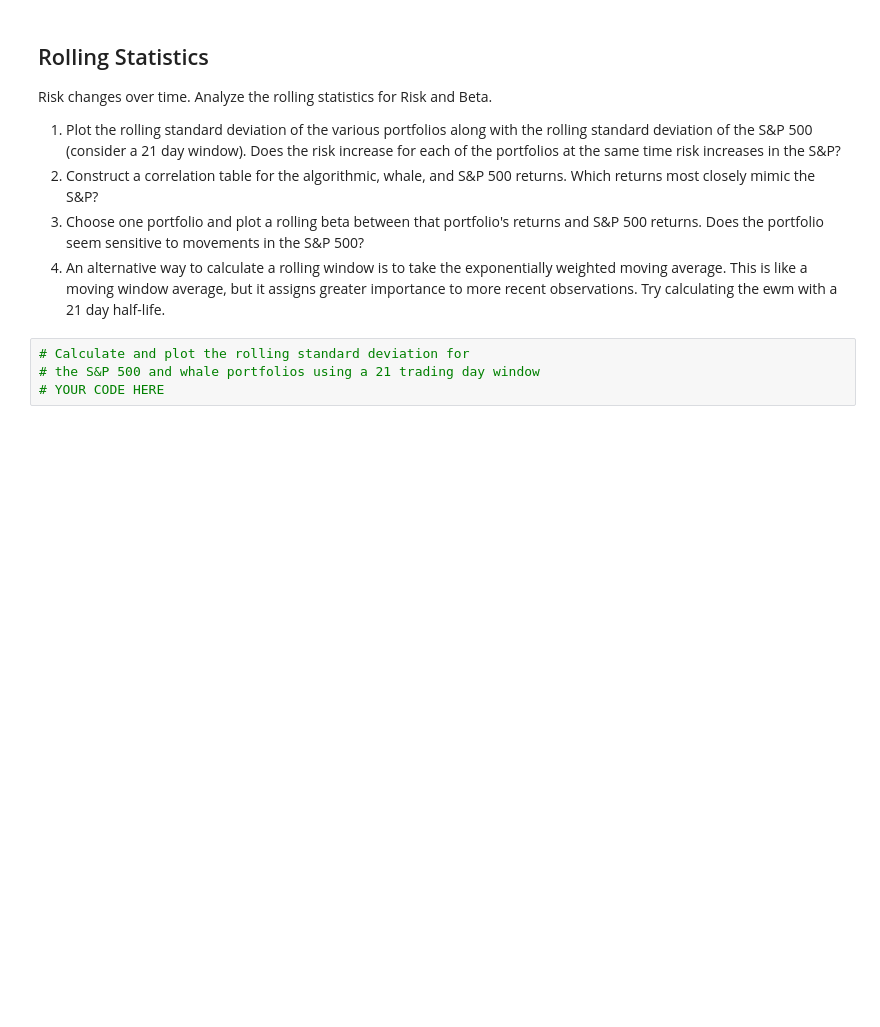
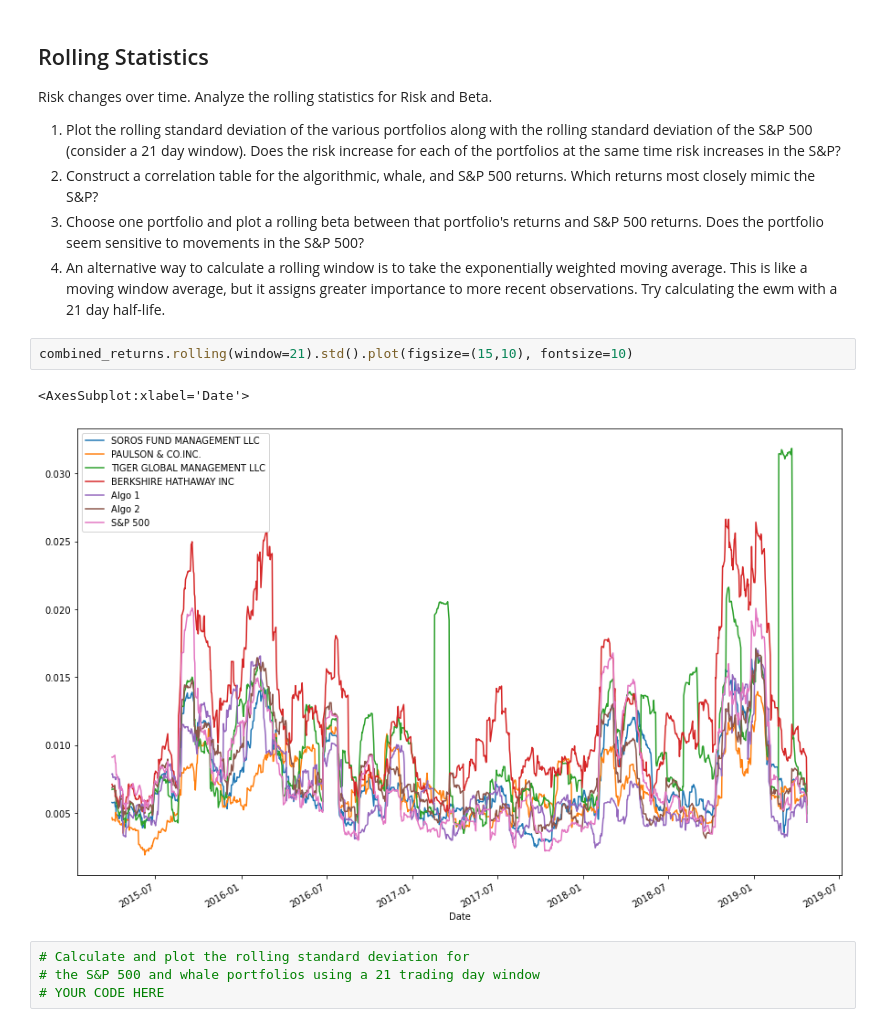
Before and after one commit to sudo-August/pandas-homework, a Jupyter notebook: whale_analysis.ipynb, the cells around one changed output. Saved outputs shown, nothing was run; the diff lists cells and outputs as text; blank space fills up the shorter version.

```diff
--- a/whale_analysis.ipynb
+++ b/whale_analysis.ipynb
@@ -317,6 +324,11 @@ Risk changes over time. Analyze the rolling statistics for Risk and Beta.
 2. Construct a correlation table for the algorithmic, whale, and S&P 500 returns. Which returns most closely mimic the S&P?
 3. Choose one portfolio and plot a rolling beta between that portfolio's returns and S&P 500 returns. Does the portfolio seem sensitive to movements in the S&P 500?
 4. An alternative way to calculate a rolling window is to take the exponentially weighted moving average. This is like a moving window average, but it assigns greater importance to more recent observations. Try calculating the ewm with a 21 day half-life.
+# %%
+combined_returns.rolling(window=21).std().plot(figsize=(15,10), fontsize=10)
+# %% [output]
+<AxesSubplot:xlabel='Date'>
+[figure, added]
 # %%
 # Calculate and plot the rolling standard deviation for
 # the S&P 500 and whale portfolios using a 21 trading day window
```
Also changed, not shown: parts of 11 cells of this notebook.
